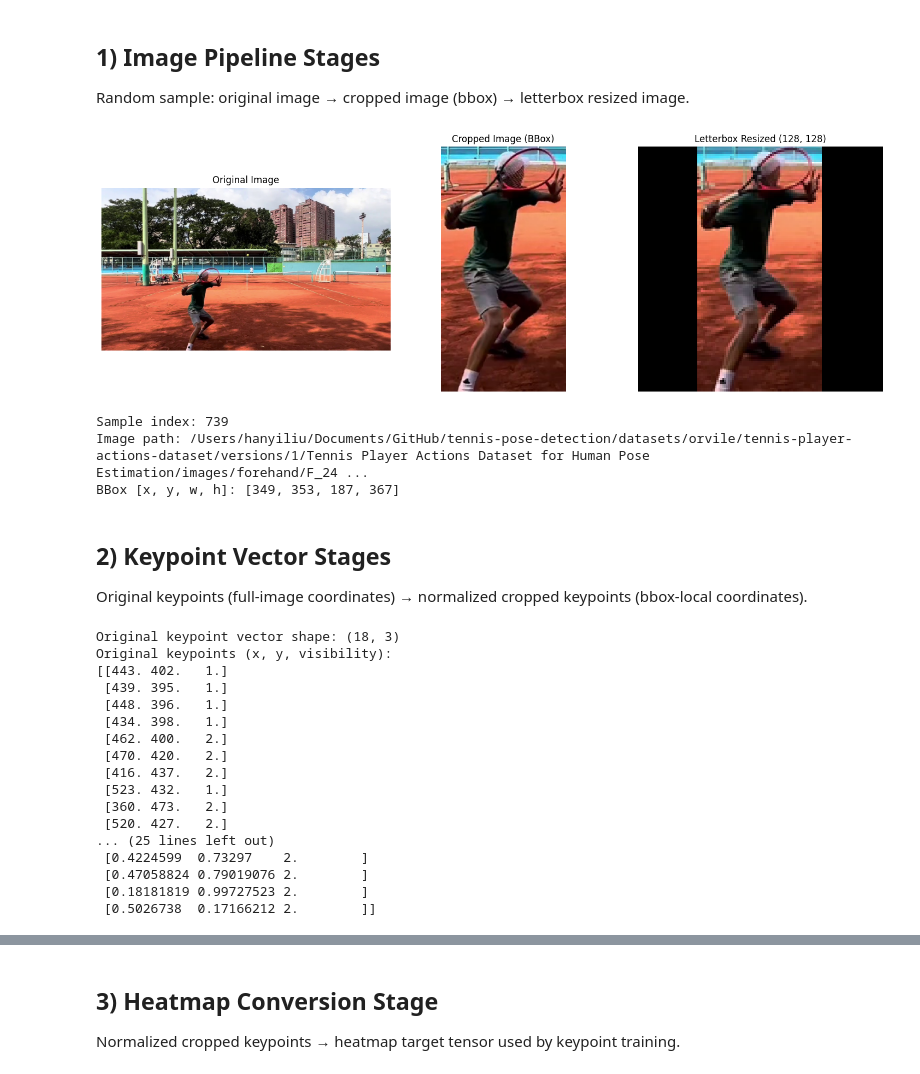
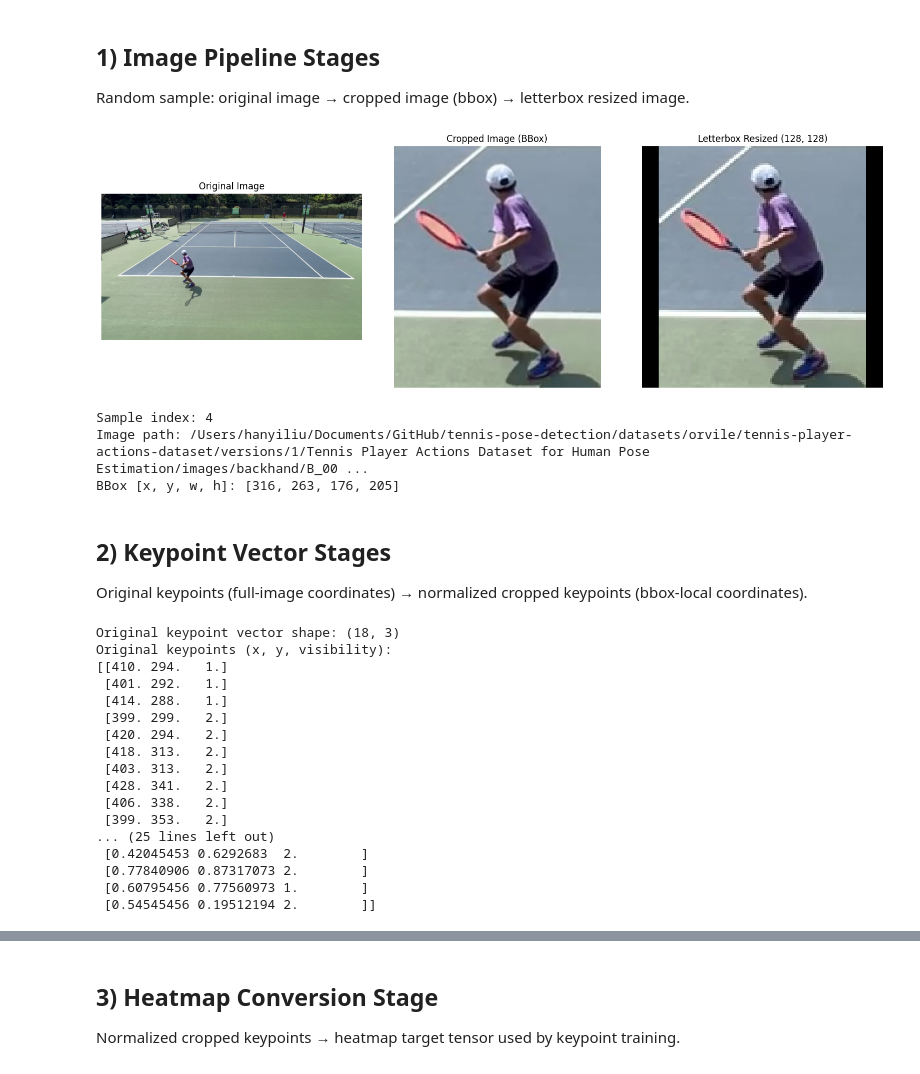
Before and after one commit to hanyiliu/tennis-pose-detection, a Jupyter notebook: notebooks/training/keypoint_training_visualization.ipynb, the cells around one changed output, grey strips where cells are left out. Drawn from its saved outputs; the diff is of its cells as text; code cells hidden in the pictures.

```diff
--- a/notebooks/training/keypoint_training_visualization.ipynb
+++ b/notebooks/training/keypoint_training_visualization.ipynb
@@ -59,41 +59,42 @@ dataset_for_visual = TennisKeypointDataset(
     keypoint_transform=None,
 )
 
-sample_idx = random.randrange(len(dataset_for_visual))
+# sample_idx = random.randrange(len(dataset_for_visual))
+sample_idx = 4
 raw_sample = dataset_for_visual.data[sample_idx]
 
 img_path = raw_sample["img_path"]
 bbox = raw_sample["bbox"]
 x, y, w, h = bbox
 
 original_img = Image.open(img_path).convert("RGB")
 cropped_img, normalized_keypoints_tensor = dataset_for_visual[sample_idx]
 letterboxed_img = letterbox_resize(cropped_img.copy(), IMAGE_SIZE)
 
 fig, axes = plt.subplots(1, 3, figsize=(15, 5))
 axes[0].imshow(original_img)
 axes[0].set_title("Original Image")
 axes[0].axis("off")
 
 axes[1].imshow(cropped_img)
 axes[1].set_title("Cropped Image (BBox)")
 axes[1].axis("off")
 
 axes[2].imshow(letterboxed_img)
 axes[2].set_title(f"Letterbox Resized {IMAGE_SIZE}")
 axes[2].axis("off")
 
 plt.tight_layout()
 plt.show()
 
 print(f"Sample index: {sample_idx}")
 print(f"Image path: {img_path}")
 print(f"BBox [x, y, w, h]: {bbox}")
 # %% [output]
-[figure, old version]
+[figure, new version]
-Sample index: 739
-Image path: /Users/hanyiliu/Documents/GitHub/tennis-pose-detection/datasets/orvile/tennis-player-actions-dataset/versions/1/Tennis Player Actions Dataset for Human Pose Estimation/images/forehand/F_24 ...
-BBox [x, y, w, h]: [349, 353, 187, 367]
+Sample index: 4
+Image path: /Users/hanyiliu/Documents/GitHub/tennis-pose-detection/datasets/orvile/tennis-player-actions-dataset/versions/1/Tennis Player Actions Dataset for Human Pose Estimation/images/backhand/B_00 ...
+BBox [x, y, w, h]: [316, 263, 176, 205]
 # %% [markdown]
 ## 2) Keypoint Vector Stages
 
@@ -112,21 +113,21 @@ print(normalized_keypoints)
 # %% [output]
 Original keypoint vector shape: (18, 3)
 Original keypoints (x, y, visibility):
-[[443. 402.   1.]
- [439. 395.   1.]
- [448. 396.   1.]
- [434. 398.   1.]
- [462. 400.   2.]
- [470. 420.   2.]
- [416. 437.   2.]
- [523. 432.   1.]
- [360. 473.   2.]
- [520. 427.   2.]
+[[410. 294.   1.]
+ [401. 292.   1.]
+ [414. 288.   1.]
+ [399. 299.   2.]
+ [420. 294.   2.]
+ [418. 313.   2.]
+ [403. 313.   2.]
+ [428. 341.   2.]
+ [406. 338.   2.]
+ [399. 353.   2.]
 ... (25 lines left out)
- [0.4224599  0.73297    2.        ]
- [0.47058824 0.79019076 2.        ]
- [0.18181819 0.99727523 2.        ]
- [0.5026738  0.17166212 2.        ]]
+ [0.42045453 0.6292683  2.        ]
+ [0.77840906 0.87317073 2.        ]
+ [0.60795456 0.77560973 1.        ]
+ [0.54545456 0.19512194 2.        ]]
 # %%
 if "original_keypoints" not in globals():
     original_keypoints = np.array(raw_sample["keypoints"], dtype=np.float32).reshape(NUM_KEYPOINTS, 3)
```
Also changed, not shown: parts of 7 cells of this notebook, 36 other files.
